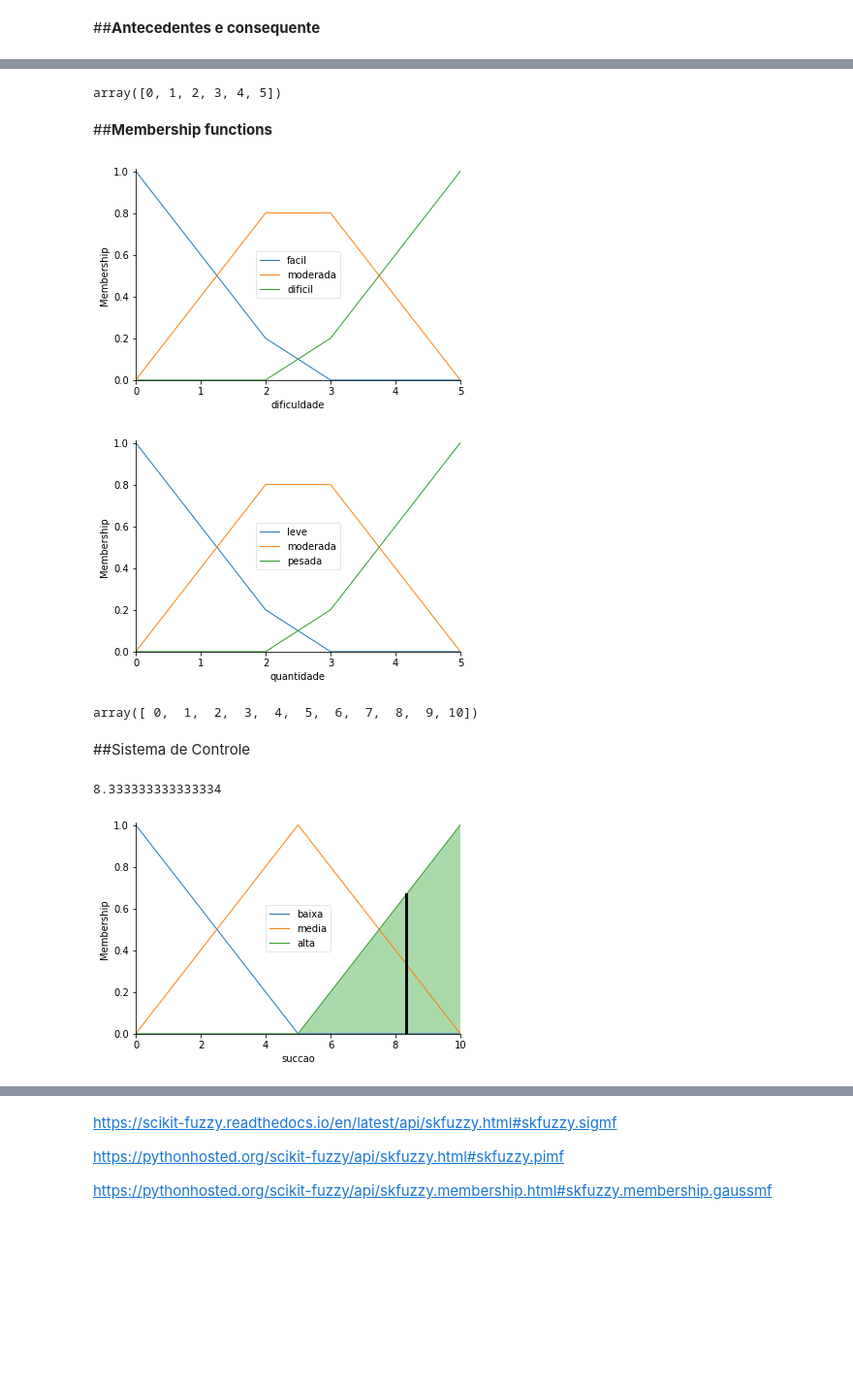
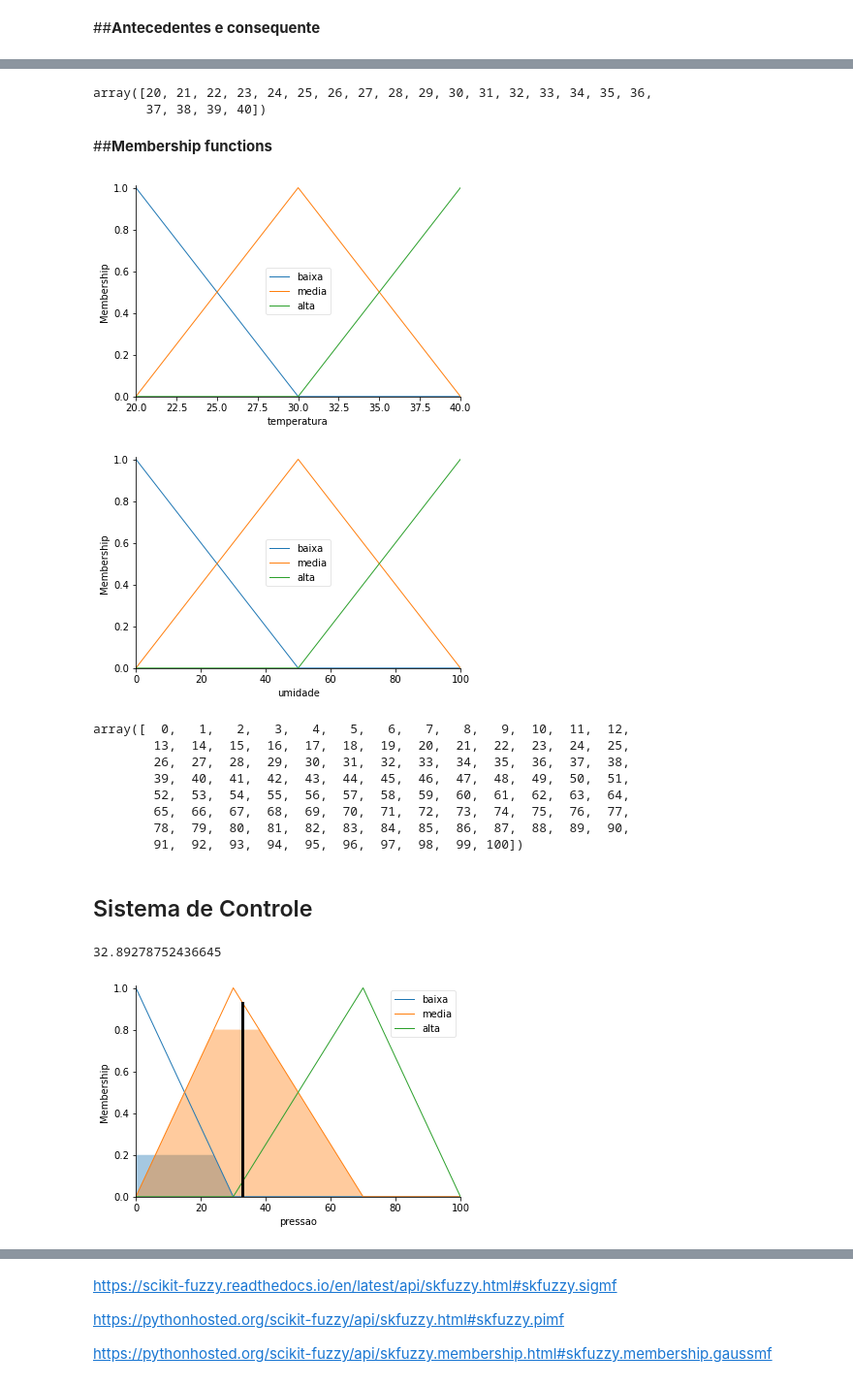
Before and after one commit to iago-costa/Per-odo-8-facul, a Jupyter notebook: INTELIGENCIA-ARTIFICIAL/TRABALHOS/Projeto-2/Projeto-2.ipynb, the cells around one changed output, grey strips where cells are left out. Shown at 97% size. Cells and saved outputs as stored; diff of their text form; code cells hidden in the pictures; blank space fills up the shorter version.

```diff
--- a/INTELIGENCIA-ARTIFICIAL/TRABALHOS/Projeto-2/Projeto-2.ipynb
+++ b/INTELIGENCIA-ARTIFICIAL/TRABALHOS/Projeto-2/Projeto-2.ipynb
@@ -69,5 +68,6 @@ Antecedent: dificuldade
 # %%
-dificuldade_da_superficie.universe
+temperatura.universe
 # %% [output]
-array([0, 1, 2, 3, 4, 5])
+array([20, 21, 22, 23, 24, 25, 26, 27, 28, 29, 30, 31, 32, 33, 34, 35, 36,
+       37, 38, 39, 40])
 # %%
@@ -80,17 +80,24 @@ quantidade_de_sujeira.automf(number = 3, names = ['leve', 'moderada', 'pesada'])
 # %%
-dificuldade_da_superficie.view()
+temperatura.view()
 # %% [output]
-[figure, old version]
+[figure, new version]
 # %%
-quantidade_de_sujeira.view()
+umidade.view()
 # %% [output]
-[figure, old version]
+[figure, new version]
 # %%
-nivel_de_succao.universe
+pressao.universe
 # %% [output]
-array([ 0,  1,  2,  3,  4,  5,  6,  7,  8,  9, 10])
+array([  0,   1,   2,   3,   4,   5,   6,   7,   8,   9,  10,  11,  12,
+        13,  14,  15,  16,  17,  18,  19,  20,  21,  22,  23,  24,  25,
+        26,  27,  28,  29,  30,  31,  32,  33,  34,  35,  36,  37,  38,
+        39,  40,  41,  42,  43,  44,  45,  46,  47,  48,  49,  50,  51,
+        52,  53,  54,  55,  56,  57,  58,  59,  60,  61,  62,  63,  64,
+        65,  66,  67,  68,  69,  70,  71,  72,  73,  74,  75,  76,  77,
+        78,  79,  80,  81,  82,  83,  84,  85,  86,  87,  88,  89,  90,
+        91,  92,  93,  94,  95,  96,  97,  98,  99, 100])
 # %%
 # função triangular
-nivel_de_succao['baixa'] = fuzz.trimf(nivel_de_succao.universe, [0, 0, 5])
-nivel_de_succao['media'] = fuzz.trimf(nivel_de_succao.universe, [0, 5, 10])
-nivel_de_succao['alta'] = fuzz.trimf(nivel_de_succao.universe, [5, 10, 10])
+pressao['baixa'] = fuzz.trimf(pressao.universe, [0, 0, 30])
+pressao['media'] = fuzz.trimf(pressao.universe, [0, 30, 70])
+pressao['alta'] = fuzz.trimf(pressao.universe, [30, 70, 100])
@@ -102,16 +104,28 @@ regra4 = ctrl.Rule(dificuldade_da_superficie['moderada'], nivel_de_succao['alta'
+# %%
+regra1 = ctrl.Rule(temperatura['baixa'] & umidade['baixa'], pressao['media'])
+regra2 = ctrl.Rule(temperatura['baixa'] & umidade['media'], pressao['baixa'])
+regra3 = ctrl.Rule(temperatura['baixa'] & umidade['alta'], pressao['baixa'])
+
+regra4 = ctrl.Rule(temperatura['media'] & umidade['baixa'], pressao['media'])
+regra5 = ctrl.Rule(temperatura['media'] & umidade['media'], pressao['baixa'])
+regra6 = ctrl.Rule(temperatura['media'] & umidade['alta'], pressao['baixa'])
+
+regra7 = ctrl.Rule(temperatura['alta'] & umidade['baixa'], pressao['alta'])
+regra8 = ctrl.Rule(temperatura['alta'] & umidade['media'], pressao['media'])
+regra9 = ctrl.Rule(temperatura['alta'] & umidade['alta'], pressao['media'])
 # %% [markdown]
-##Sistema de Controle
+## Sistema de Controle
 # %%
-sistema_controle = ctrl.ControlSystem([regra1, regra2, regra3])
+sistema_controle = ctrl.ControlSystem([regra1, regra2, regra3, regra4, regra5, regra6, regra7, regra8, regra9])
 # %%
 sistema = ctrl.ControlSystemSimulation(sistema_controle)
 # %%
-sistema.input['dificuldade'] = 7
-sistema.input['quantidade'] = 1
+sistema.input['temperatura'] = 38
+sistema.input['umidade'] = 90
 sistema.compute()
 # %%
-print(sistema.output['succao'])
-nivel_de_succao.view(sim = sistema)
+print(sistema.output['pressao'])
+pressao.view(sim = sistema)
 # %% [output]
-8.333333333333334
+32.89278752436645
-[figure, old version]
+[figure, new version]
```
Also changed, not shown: parts of 19 cells of this notebook, 9 other files.
